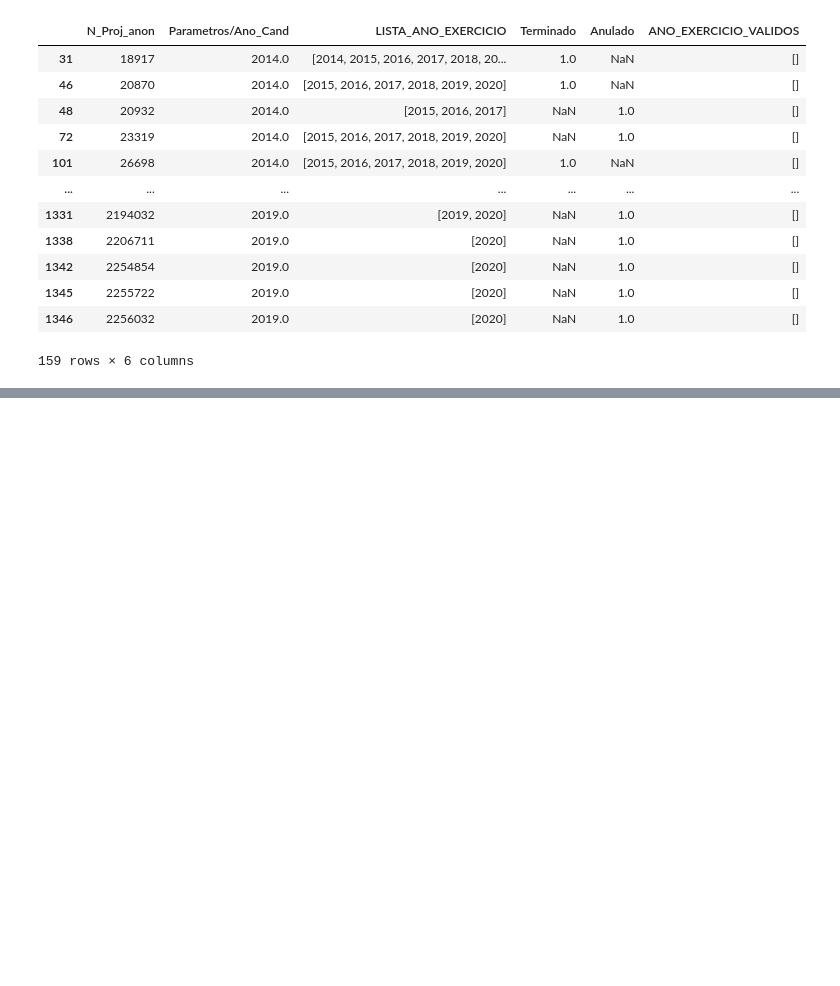
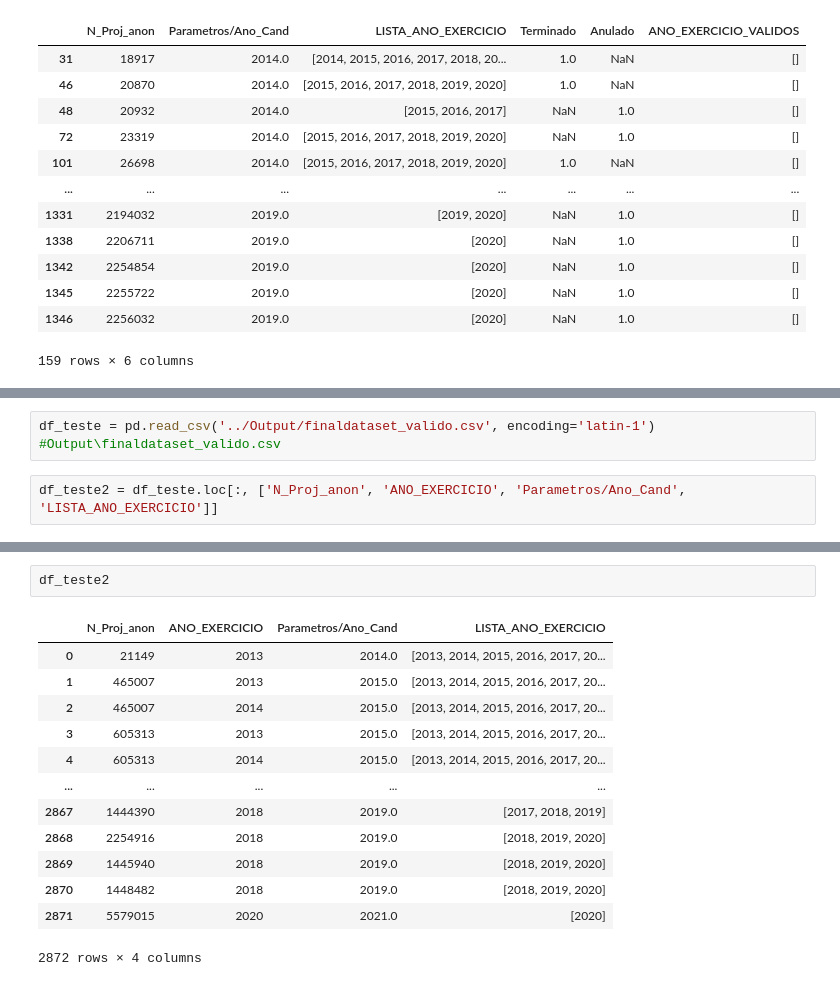
Before and after one commit to AfonsoMiao/ML_Project, a Jupyter notebook: Extract_Data_Code/filter_valid_projects_final_dataset2.ipynb, the cells around one changed output, grey strips where cells are left out. Drawn from its saved outputs; the diff is of its cells as text; blank space fills up the shorter version.

```diff
--- a/Extract_Data_Code/filter_valid_projects_final_dataset2.ipynb
+++ b/Extract_Data_Code/filter_valid_projects_final_dataset2.ipynb
@@ -199,0 +206,4 @@ display(df_projetos_futuro)
+# %%
+df_teste = pd.read_csv('../Output/finaldataset_valido.csv', encoding='latin-1') #Output\finaldataset_valido.csv
+# %%
+df_teste2 = df_teste.loc[:, ['N_Proj_anon', 'ANO_EXERCICIO', 'Parametros/Ano_Cand', 'LISTA_ANO_EXERCICIO']]
@@ -199,0 +224,16 @@ display(df_projetos_futuro)
+# %%
+df_teste2
+# %% [output]
+|  | N_Proj_anon | ANO_EXERCICIO | Parametros/Ano_Cand | LISTA_ANO_EXERCICIO |
+| 0 | 21149 | 2013 | 2014.0 | [2013, 2014, 2015, 2016, 2017, 20... |
+| 1 | 465007 | 2013 | 2015.0 | [2013, 2014, 2015, 2016, 2017, 20... |
+| 2 | 465007 | 2014 | 2015.0 | [2013, 2014, 2015, 2016, 2017, 20... |
+| 3 | 605313 | 2013 | 2015.0 | [2013, 2014, 2015, 2016, 2017, 20... |
+| 4 | 605313 | 2014 | 2015.0 | [2013, 2014, 2015, 2016, 2017, 20... |
+| ... | ... | ... | ... | ... |
+| 2867 | 1444390 | 2018 | 2019.0 | [2017, 2018, 2019] |
+| 2868 | 2254916 | 2018 | 2019.0 | [2018, 2019, 2020] |
+| 2869 | 1445940 | 2018 | 2019.0 | [2018, 2019, 2020] |
+| 2870 | 1448482 | 2018 | 2019.0 | [2018, 2019, 2020] |
+| 2871 | 5579015 | 2020 | 2021.0 | [2020] |
+2872 rows × 4 columns
```
Also changed, not shown: parts of 10 cells of this notebook.
